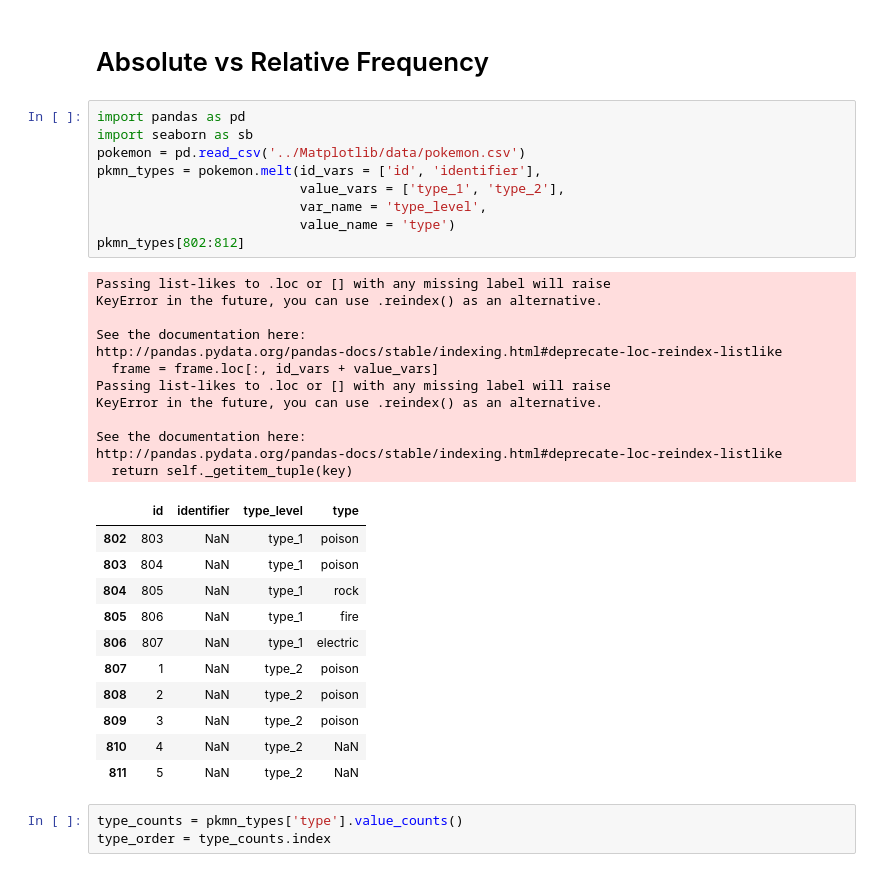
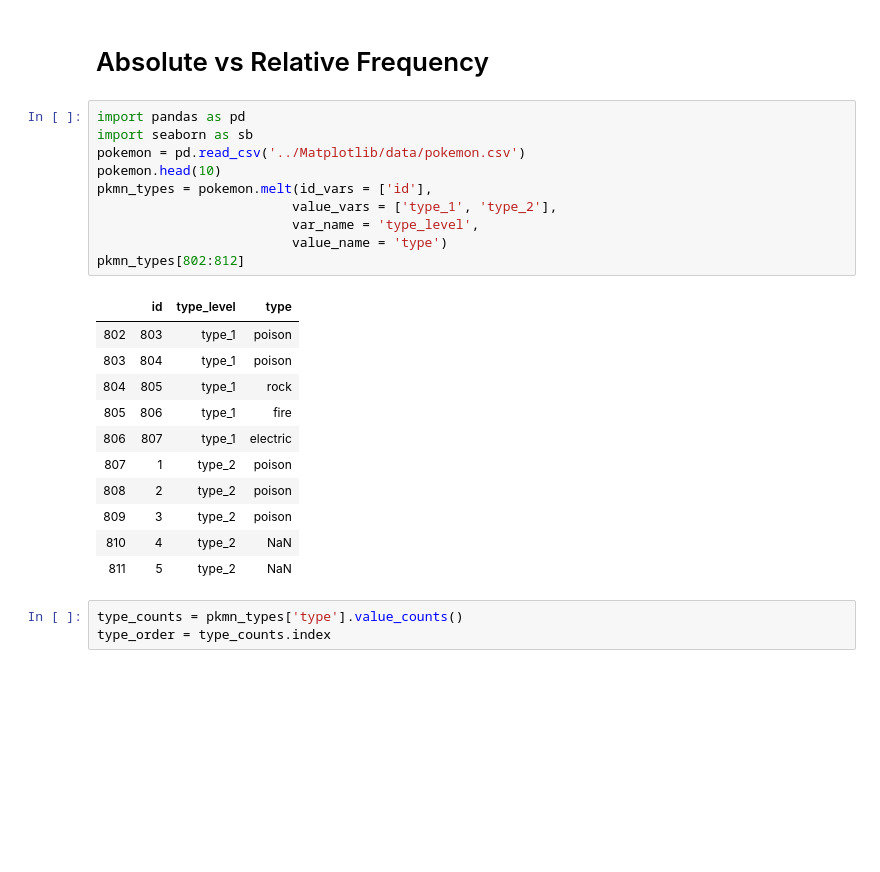
Before and after one commit to zhecho/AIPND, a Jupyter notebook: Notes/Matplotlib_Notes.ipynb, the cells around one changed output. Drawn from its saved outputs; the diff is of its cells as text; blank space fills up the shorter version.

```diff
--- a/Notes/Matplotlib_Notes.ipynb
+++ b/Notes/Matplotlib_Notes.ipynb
@@ -69,36 +69,25 @@ sb.countplot(data = pokemon,
 # %%
 import pandas as pd
 import seaborn as sb
 pokemon = pd.read_csv('../Matplotlib/data/pokemon.csv')
-pkmn_types = pokemon.melt(id_vars = ['id', 'identifier'],
-                          value_vars = ['type_1', 'type_2'],
-                          var_name = 'type_level',
-                          value_name = 'type')
+pokemon.head(10)
+pkmn_types = pokemon.melt(id_vars = ['id'],
+                         value_vars = ['type_1', 'type_2'],
+                         var_name = 'type_level',
+                         value_name = 'type')
 pkmn_types[802:812]
 # %% [output]
-Passing list-likes to .loc or [] with any missing label will raise
-KeyError in the future, you can use .reindex() as an alternative.
-
-See the documentation here:
-http://pandas.pydata.org/pandas-docs/stable/indexing.html#deprecate-loc-reindex-listlike
-  frame = frame.loc[:, id_vars + value_vars]
-Passing list-likes to .loc or [] with any missing label will raise
-KeyError in the future, you can use .reindex() as an alternative.
-
-See the documentation here:
-http://pandas.pydata.org/pandas-docs/stable/indexing.html#deprecate-loc-reindex-listlike
-  return self._getitem_tuple(key)
-|  | id | identifier | type_level | type |
-| 802 | 803 | NaN | type_1 | poison |
-| 803 | 804 | NaN | type_1 | poison |
-| 804 | 805 | NaN | type_1 | rock |
-| 805 | 806 | NaN | type_1 | fire |
-| 806 | 807 | NaN | type_1 | electric |
-| 807 | 1 | NaN | type_2 | poison |
-| 808 | 2 | NaN | type_2 | poison |
-| 809 | 3 | NaN | type_2 | poison |
-| 810 | 4 | NaN | type_2 | NaN |
-| 811 | 5 | NaN | type_2 | NaN |
+|  | id | type_level | type |
+| 802 | 803 | type_1 | poison |
+| 803 | 804 | type_1 | poison |
+| 804 | 805 | type_1 | rock |
+| 805 | 806 | type_1 | fire |
+| 806 | 807 | type_1 | electric |
+| 807 | 1 | type_2 | poison |
+| 808 | 2 | type_2 | poison |
+| 809 | 3 | type_2 | poison |
+| 810 | 4 | type_2 | NaN |
+| 811 | 5 | type_2 | NaN |
 # %%
 type_counts = pkmn_types['type'].value_counts()
 type_order = type_counts.index
```
Also changed, not shown: parts of 25 cells of this notebook.
